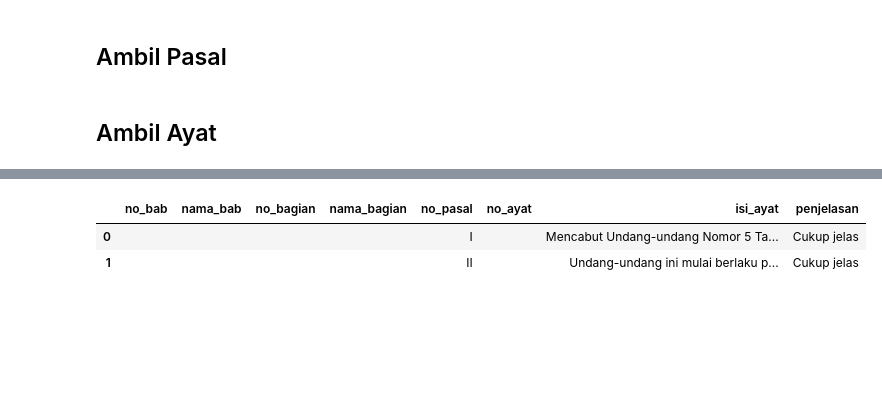
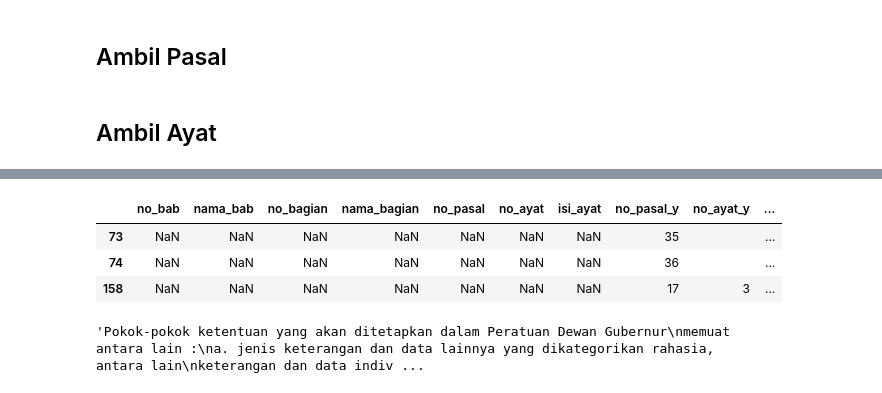
Before and after one commit to LemHS/TransformasiDataTextUU, a Jupyter notebook: uu8-1999.ipynb, the cells around one changed output, grey strips where cells are left out. Cells and saved outputs as stored; diff of their text form; code cells hidden in the pictures; blank space fills up the shorter version.

```diff
--- a/uu8-1999.ipynb
+++ b/uu8-1999.ipynb
@@ -3,7 +3,7 @@ import regex as re
 import pandas as pd
 import pdfplumber
 # %%
-pdf = pdfplumber.open('DataUUHabibie/uu6-1999.pdf')
+pdf = pdfplumber.open('DataUUHabibie/uu23-1999.pdf')
 page = pdf.pages[:]
 text = ''
 
@@ -34,7 +34,7 @@ file_no_header
 # %% [markdown]
 ## Pisah Penjelasan
 # %%
-penjelasan = re.search("Agar setiap orang mengetahuinya.*", file_no_header, re.DOTALL).group()
+penjelasan = re.search("(Agar setiap orang mengetahuinya.*|Agar setiap orang dapat mengetahuinya.*)", file_no_header, re.DOTALL).group()
 badan = file_no_header.replace(penjelasan, "")
 # %%
 penjelasan = re.sub("TAMBAHAN LEMBARAN NEGARA.*", "", penjelasan, flags=re.DOTALL)
@@ -321,12 +350,17 @@ df_left
 # %%
 df_right = df_badan.merge(df_penjelasan, how="right", on="pasal_ayat", suffixes=('', '_y'))
-df_right = df_right.drop(['pasal_ayat', 'no_pasal_y', 'no_ayat_y'], axis=1)
+df_right = df_right.drop(['pasal_ayat'], axis=1)
 # %%
-df_right
+df_right[pd.isna(df_right['isi_ayat'])]
 # %% [output]
-|  | no_bab | nama_bab | no_bagian | nama_bagian | no_pasal | no_ayat | isi_ayat | penjelasan |
-| 0 |  |  |  |  | I |  | Mencabut Undang-undang Nomor 5 Ta... | Cukup jelas |
-| 1 |  |  |  |  | II |  | Undang-undang ini mulai berlaku p... | Cukup jelas |
+|  | no_bab | nama_bab | no_bagian | nama_bagian | no_pasal | no_ayat | isi_ayat | no_pasal_y | no_ayat_y | ... |
+| 73 | NaN | NaN | NaN | NaN | NaN | NaN | NaN | 35 |  | ... |
+| 74 | NaN | NaN | NaN | NaN | NaN | NaN | NaN | 36 |  | ... |
+| 158 | NaN | NaN | NaN | NaN | NaN | NaN | NaN | 17 | 3 | ... |
+# %%
+df_right[df_right['no_pasal_y'] == '17'].loc[158]['penjelasan']
+# %% [output]
+'Pokok-pokok ketentuan yang akan ditetapkan dalam Peratuan Dewan Gubernur\nmemuat antara lain :\na. jenis keterangan dan data lainnya yang dikategorikan rahasia, antara lain\nketerangan dan data indiv ...
 # %%
 df = df_badan.merge(df_penjelasan, how="inner", on="pasal_ayat", suffixes=('', '_y'))
 df = df.drop(['pasal_ayat', 'no_pasal_y', 'no_ayat_y'], axis=1)
```
Also changed, not shown: parts of 10 cells of this notebook, 7 other files.
